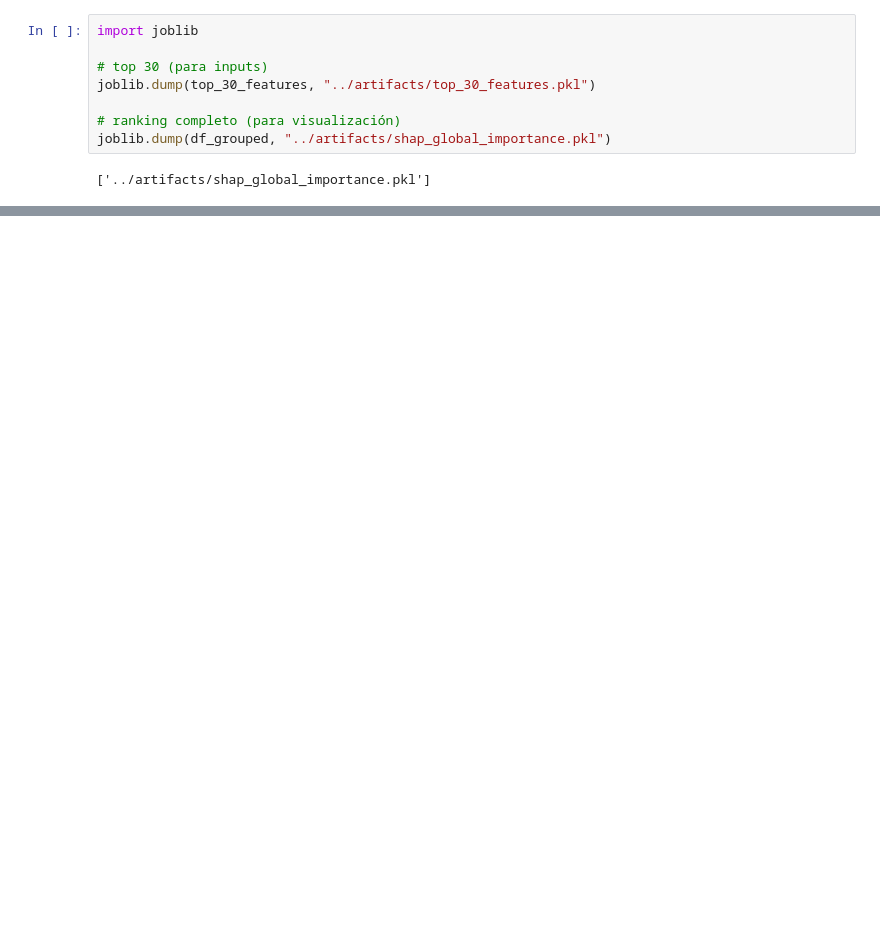
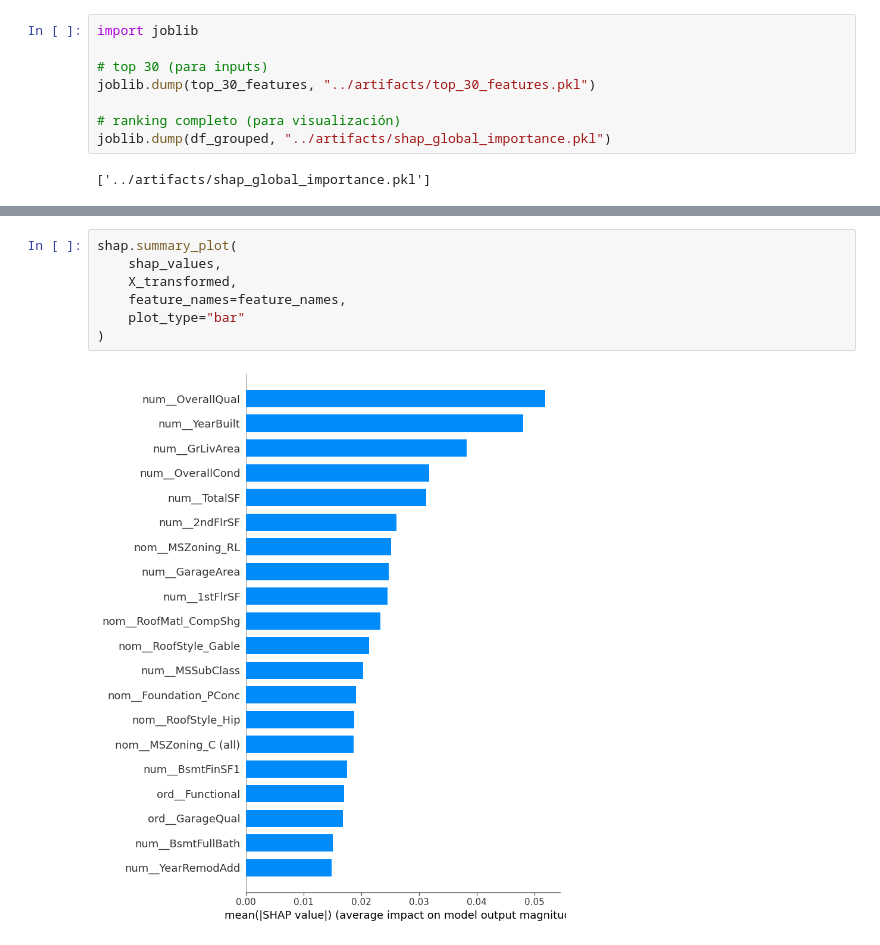
Before and after one commit to kmgomezm/proyecto_estadistica_multivariada, a Jupyter notebook: notebooks/04_shap_values.ipynb, the cells around one changed output, grey strips where cells are left out. Drawn from its saved outputs; the diff is of its cells as text; blank space fills up the shorter version.

```diff
--- a/notebooks/04_shap_values.ipynb
+++ b/notebooks/04_shap_values.ipynb
@@ -137,0 +159,9 @@ plt.show()
+# %%
+shap.summary_plot(
+    shap_values,
+    X_transformed,
+    feature_names=feature_names,
+    plot_type="bar"
+)
+# %% [output]
+[figure, added]
```
Also changed, not shown: parts of 9 cells of this notebook, 3 other files.
